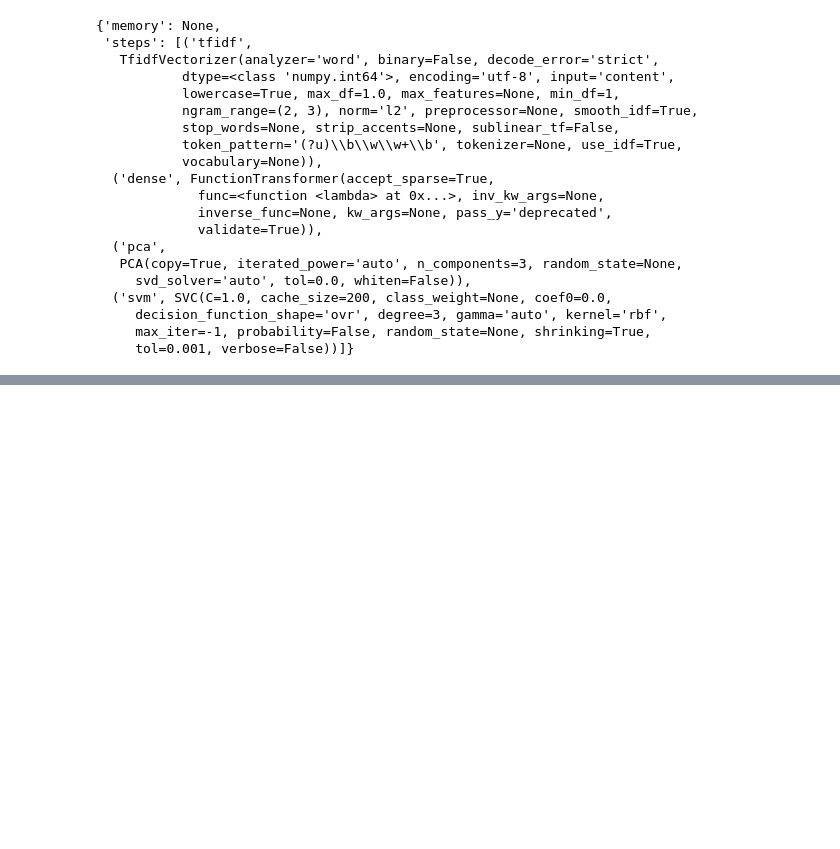
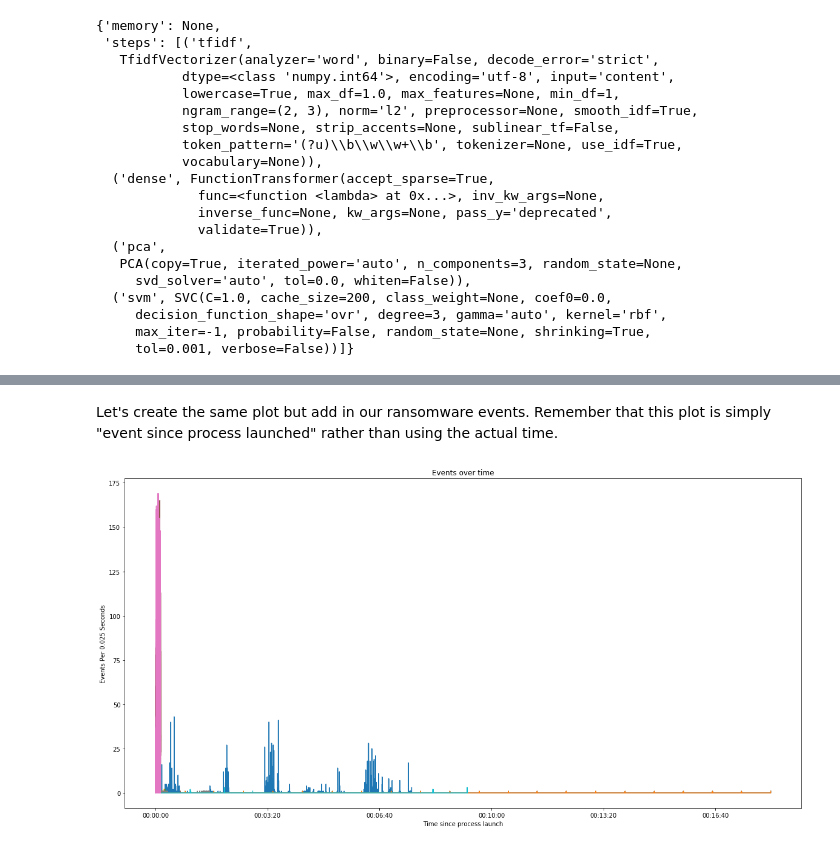
Before and after one commit to ckc5800/detecting_malicious_activity, a Jupyter notebook: ml_csec_applications.ipynb, the cells around one changed output, grey strips where cells are left out. Saved outputs shown, nothing was run; the diff lists cells and outputs as text; code cells hidden in the pictures; blank space fills up the shorter version.

Commit message:
timeseries decompo

```diff
--- a/ml_csec_applications.ipynb
+++ b/ml_csec_applications.ipynb
@@ -1499,0 +1518,4 @@ The only false-positive was cmd.exe, and this was because if you remember, most
+# %%
+ransom_train = baseline.copy().append(malicious.copy())
+ransom_train['TimeCreated_SystemTime'] = pd.to_datetime(ransom_train["TimeCreated_SystemTime"])
+ransom_train.shape
@@ -1499,0 +1559,35 @@ The only false-positive was cmd.exe, and this was because if you remember, most
+# %% [markdown]
+Let's create the same plot but add in our ransomware events. Remember that this plot is simply "event since process launched" rather than using the actual time.
+# %%
+fig, ax = plt.subplots(figsize=(20,10))
+
+all_timeseries_data = pd.DataFrame()
+
+for name, grp in ransom_train.groupby("EventData_Image"):
+
+    # We want to standerdize the events across different time segments
+    # lets convert the times to be offsets of the first event
+    # and lets make the first event 0
+
+    data = grp.copy()
+
+    first = grp[['TimeCreated_SystemTime']].sort_values(
+        by="TimeCreated_SystemTime", ascending=True
+    ).iloc[0]['TimeCreated_SystemTime']
+
+    data['TimeCreated_SystemTime'] = data['TimeCreated_SystemTime'] - first
+
+    data.set_index("TimeCreated_SystemTime", inplace=True)
+    data = data.resample("0.025S").count()[['EventID']]
+    data = data.rename({"EventID" : name}, axis=1)
+    data.plot(ax=ax, legend=None)
+
+    all_timeseries_data = all_timeseries_data.append(data)
+
+
+ax.set_title("Events over time")
+ax.set_ylabel("Events Per 0.025 Seconds")
+ax.set_xlabel("Time since process launch")
+plt.show()
+# %% [output]
+[figure, added]
```
Also changed, not shown: parts of 11 cells of this notebook, 1 other file.
